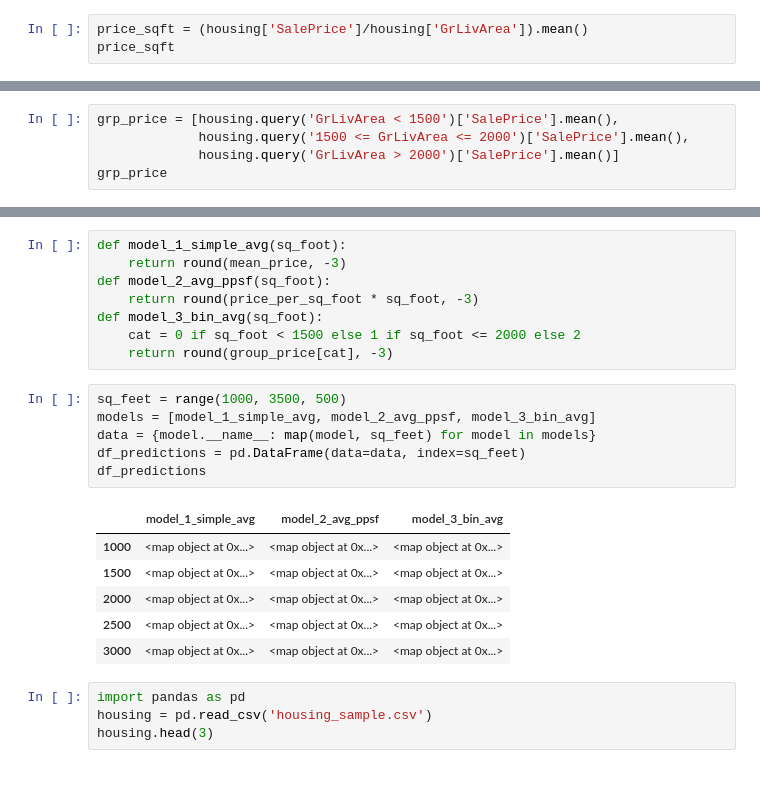
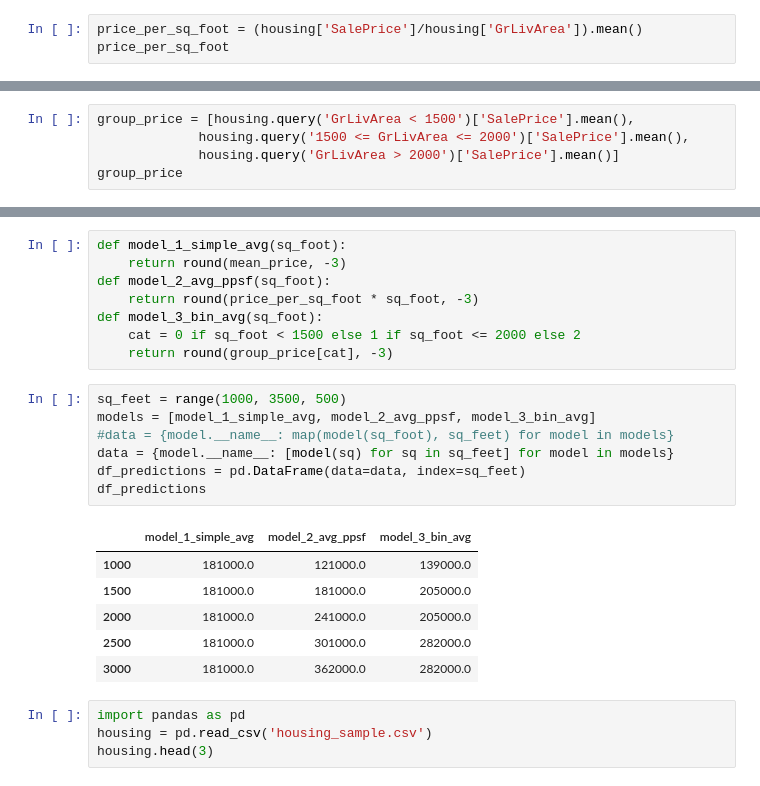
Before and after one commit to btjoshi/hello-world, a Jupyter notebook: Housing_Project/Data_exporation_notes_to_self.ipynb, the cells around one changed output, grey strips where cells are left out. Saved outputs shown, nothing was run; the diff lists cells and outputs as text.

```diff
--- a/Housing_Project/Data_exporation_notes_to_self.ipynb
+++ b/Housing_Project/Data_exporation_notes_to_self.ipynb
@@ -13,15 +13,15 @@ mean_price
 # %% [output]
 180921.19589041095
 # %%
-price_sqft = (housing['SalePrice']/housing['GrLivArea']).mean()
-price_sqft
+price_per_sq_foot = (housing['SalePrice']/housing['GrLivArea']).mean()
+price_per_sq_foot
 # %% [output]
 120.57287807326834
 # %%
-grp_price = [housing.query('GrLivArea < 1500')['SalePrice'].mean(),
+group_price = [housing.query('GrLivArea < 1500')['SalePrice'].mean(),
              housing.query('1500 <= GrLivArea <= 2000')['SalePrice'].mean(),
              housing.query('GrLivArea > 2000')['SalePrice'].mean()]
-grp_price
+group_price
 # %% [output]
 [139045.93222506394, 205017.30818965516, 281696.2429906542]
 # %%
@@ -35,16 +35,17 @@ def model_3_bin_avg(sq_foot):
 # %%
 sq_feet = range(1000, 3500, 500)
 models = [model_1_simple_avg, model_2_avg_ppsf, model_3_bin_avg]
-data = {model.__name__: map(model, sq_feet) for model in models}
+#data = {model.__name__: map(model(sq_foot), sq_feet) for model in models}
+data = {model.__name__: [model(sq) for sq in sq_feet] for model in models}
 df_predictions = pd.DataFrame(data=data, index=sq_feet)
 df_predictions
 # %% [output]
 |  | model_1_simple_avg | model_2_avg_ppsf | model_3_bin_avg |
-| 1000 | <map object at 0x...> | <map object at 0x...> | <map object at 0x...> |
-| 1500 | <map object at 0x...> | <map object at 0x...> | <map object at 0x...> |
-| 2000 | <map object at 0x...> | <map object at 0x...> | <map object at 0x...> |
-| 2500 | <map object at 0x...> | <map object at 0x...> | <map object at 0x...> |
-| 3000 | <map object at 0x...> | <map object at 0x...> | <map object at 0x...> |
+| 1000 | 181000.0 | 121000.0 | 139000.0 |
+| 1500 | 181000.0 | 181000.0 | 205000.0 |
+| 2000 | 181000.0 | 241000.0 | 205000.0 |
+| 2500 | 181000.0 | 301000.0 | 282000.0 |
+| 3000 | 181000.0 | 362000.0 | 282000.0 |
 # %%
 import pandas as pd
 housing = pd.read_csv('housing_sample.csv')
```
Also changed, not shown: parts of 19 cells of this notebook.
